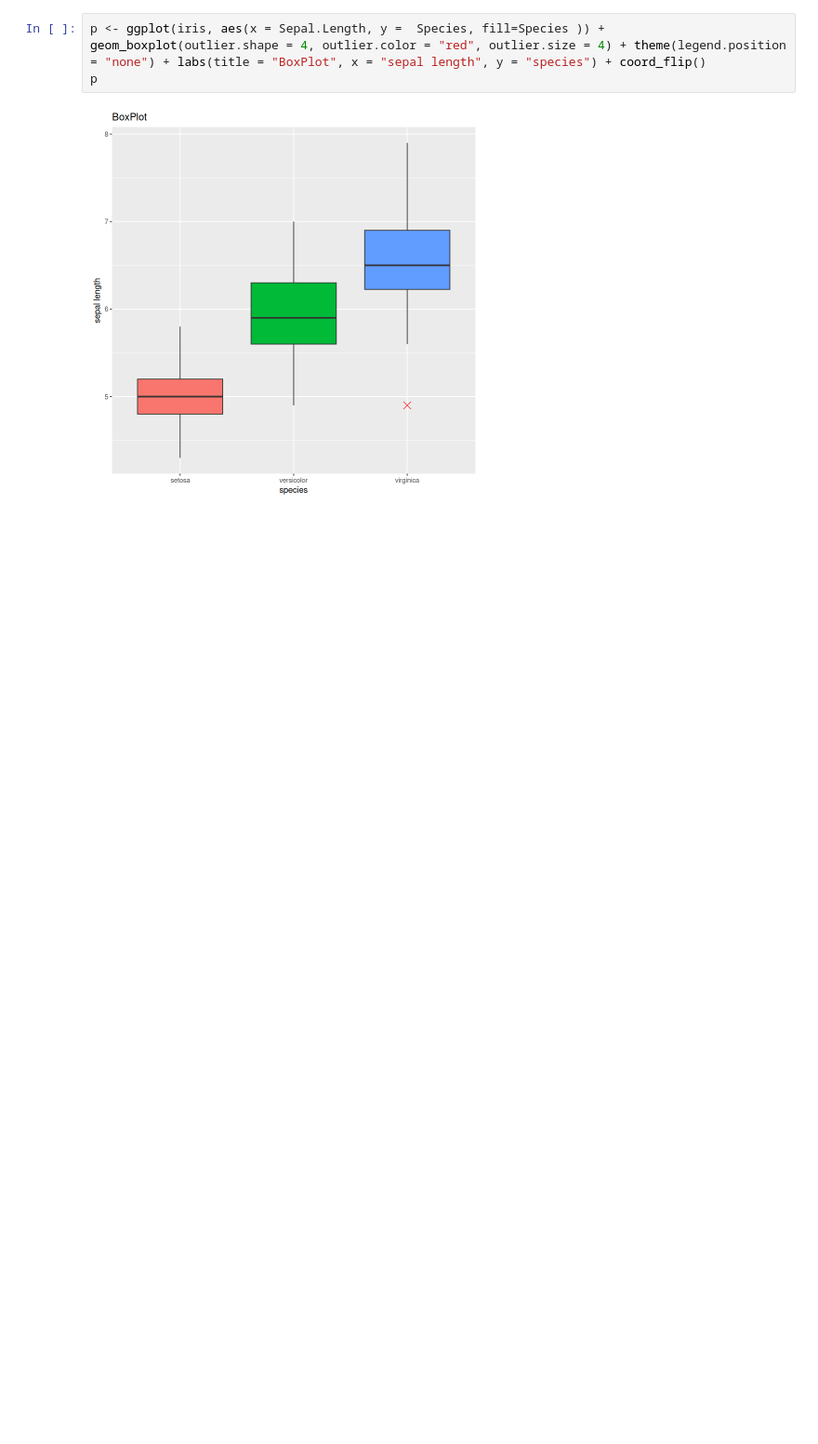
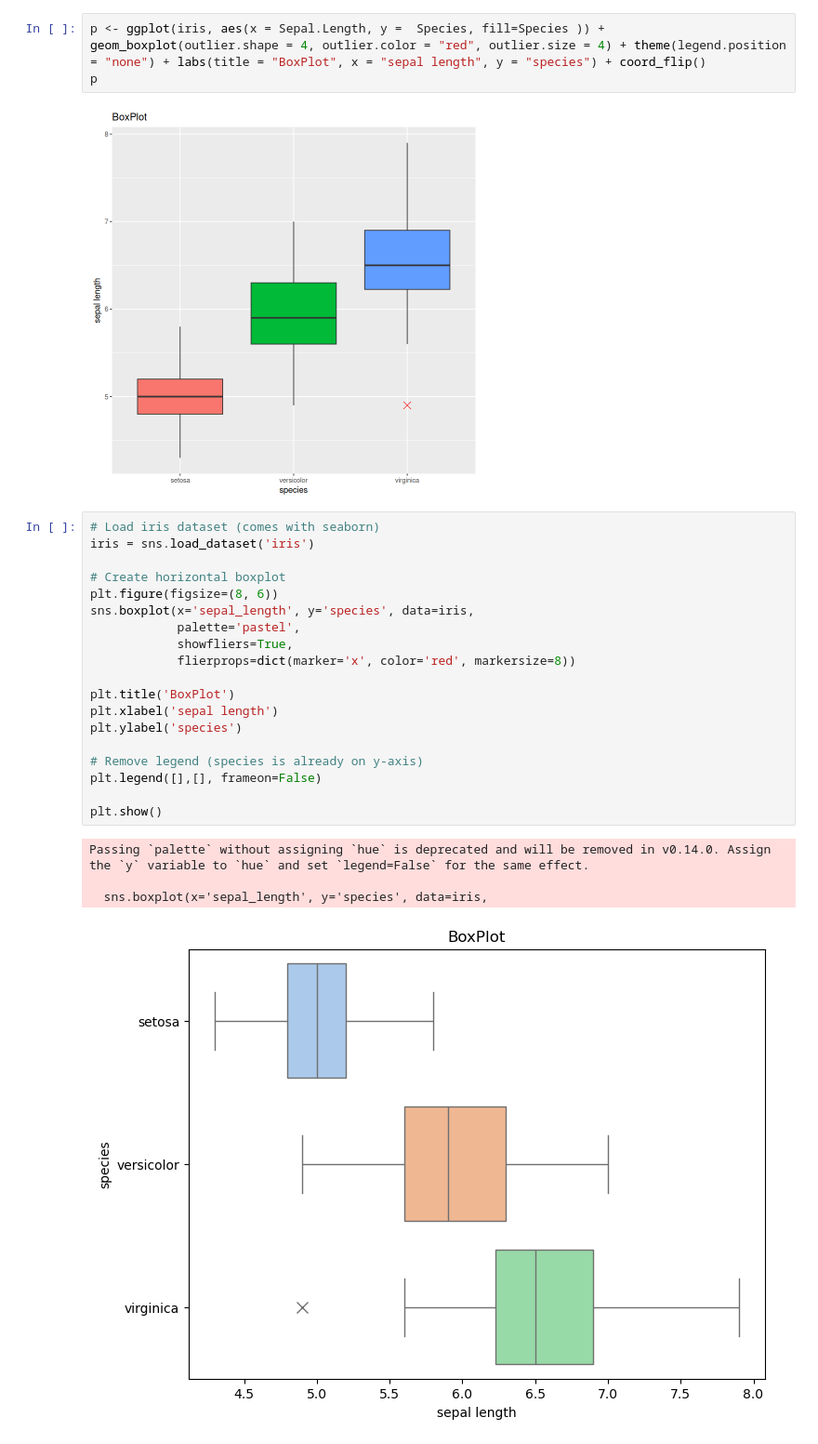
Before and after one commit to arya2004/data-science, a Jupyter notebook: projects/03.boxplot.ipynb, the cells around one changed output. Shown at 93% size. Cells and saved outputs as stored; diff of their text form; blank space fills up the shorter version.

Commit message:
Updated the boxplot Code review and merge it
This is the updated code over the iris datasets #9 ,review it and merge it

```diff
--- a/projects/03.boxplot.ipynb
+++ b/projects/03.boxplot.ipynb
@@ -13,3 +16,27 @@ p <- ggplot(iris, aes(x = Sepal.Length, y =  Species, fill=Species )) + geom_box
 p
 # %% [output]
 [figure]
+# %%
+# Load iris dataset (comes with seaborn)
+iris = sns.load_dataset('iris')
+
+# Create horizontal boxplot
+plt.figure(figsize=(8, 6))
+sns.boxplot(x='sepal_length', y='species', data=iris,
+            palette='pastel',
+            showfliers=True,
+            flierprops=dict(marker='x', color='red', markersize=8))
+
+plt.title('BoxPlot')
+plt.xlabel('sepal length')
+plt.ylabel('species')
+
+# Remove legend (species is already on y-axis)
+plt.legend([],[], frameon=False)
+
+plt.show()
+# %% [output]
+Passing `palette` without assigning `hue` is deprecated and will be removed in v0.14.0. Assign the `y` variable to `hue` and set `legend=False` for the same effect.
+
+  sns.boxplot(x='sepal_length', y='species', data=iris,
+[figure, added]
```
Also changed, not shown: parts of 1 cell of this notebook.
